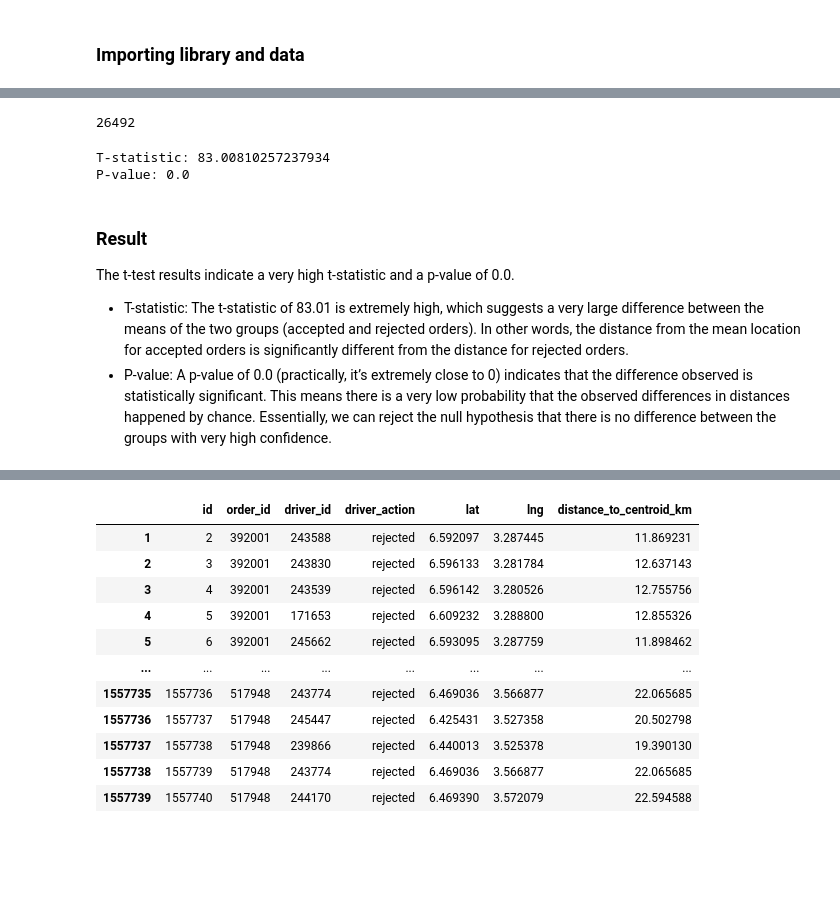
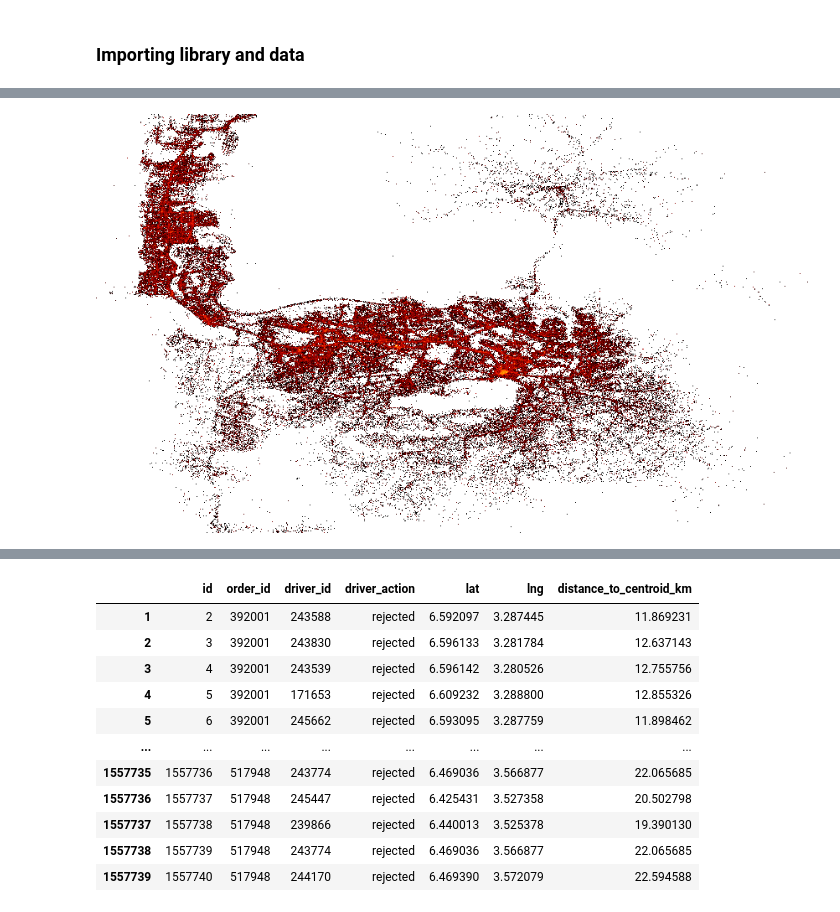
Before and after one commit to JabezETH/Logistic-optimization-Delivery-drivers-location-optimisation-with-Causal-Inference-, a Jupyter notebook: notebooks/data_overview.ipynb, the cells around one changed output, grey strips where cells are left out. Drawn from its saved outputs; the diff is of its cells as text; code cells hidden in the pictures; blank space fills up the shorter version.

```diff
--- a/notebooks/data_overview.ipynb
+++ b/notebooks/data_overview.ipynb
@@ -142,22 +47,0 @@ plt.show()
-# %%
-sns.set(style="whitegrid")
-
-# Create a lineplot to show the sequence of rejections and acceptance for each order
-plt.figure(figsize=(12, 8))
-sns.lineplot(
-    data=filtered_df,
-    x='date',
-    y='order_id',
-    hue='driver_action',
-    marker='o',
-    style='driver_action',
-    palette={'accepted': 'green', 'rejected': 'red'}
-)
-
-# Add titles and labels
-plt.title('Sequence of Driver Actions for Each Order')
-plt.xlabel('Timestamp')
-plt.ylabel('Order ID')
-
-# Show plot
-plt.show()
@@ -221,24 +48,7 @@ df_locations['distance_to_centroid_km'] = df_locations.apply(lambda row: haversi
-# %%
-df_locations['order_id'].nunique()
-# %% [output]
-26492
-# %%
-from scipy.stats import ttest_ind
-
-# Get distances for accepted and rejected orders
-accepted_distances = df_locations[df_locations['driver_action'] == 'accepted']['distance_to_centroid_km']
-rejected_distances = df_locations[df_locations['driver_action'] == 'rejected']['distance_to_centroid_km']
-
-# Perform t-test
-t_stat, p_value = ttest_ind(accepted_distances, rejected_distances)
-
-print(f"T-statistic: {t_stat}")
-print(f"P-value: {p_value}")
-# %% [output]
-T-statistic: 83.00810257237934
-P-value: 0.0
-# %% [markdown]
-### Result
-The t-test results indicate a very high t-statistic and a p-value of 0.0.
-- T-statistic: The t-statistic of 83.01 is extremely high, which suggests a very large difference between the means of the two groups (accepted and rejected orders). In other words, the distance from the mean location for accepted orders is significantly different from the distance for rejected orders.
-- P-value: A p-value of 0.0 (practically, it’s extremely close to 0) indicates that the difference observed is statistically significant. This means there is a very low probability that the observed differences in distances happened by chance. Essentially, we can reject the null hypothesis that there is no difference between the groups with very high confidence.
+# %%
+cvs = ds.Canvas(plot_width=850, plot_height=500)
+agg = cvs.points(df, 'lat_org', 'lon_org')
+img = ds.tf.shade(agg, cmap=colorcet.fire, how='log')
+img
+# %% [output]
+[figure, added]
```
Also changed, not shown: parts of 42 cells of this notebook, 3 other files.
